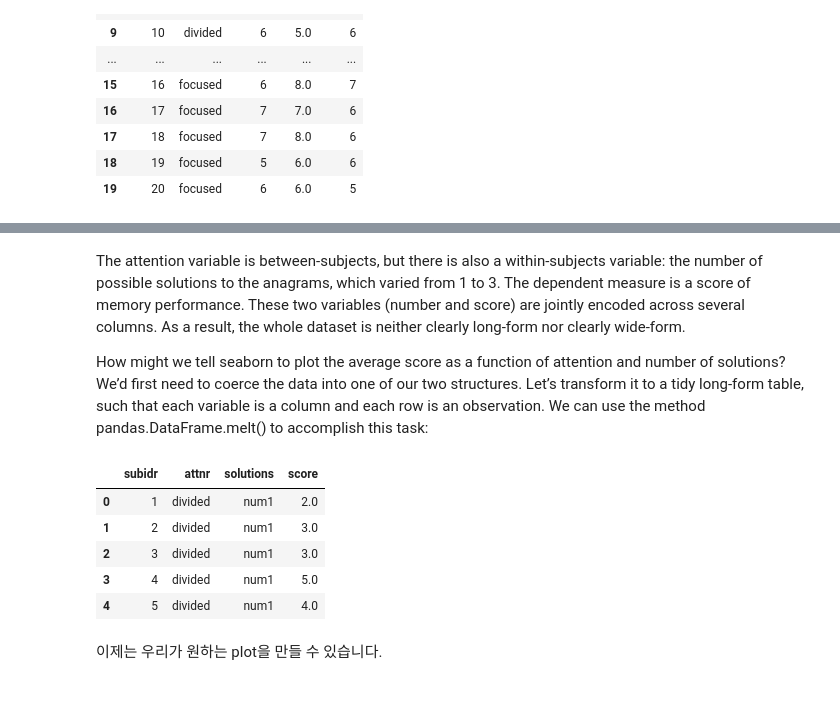
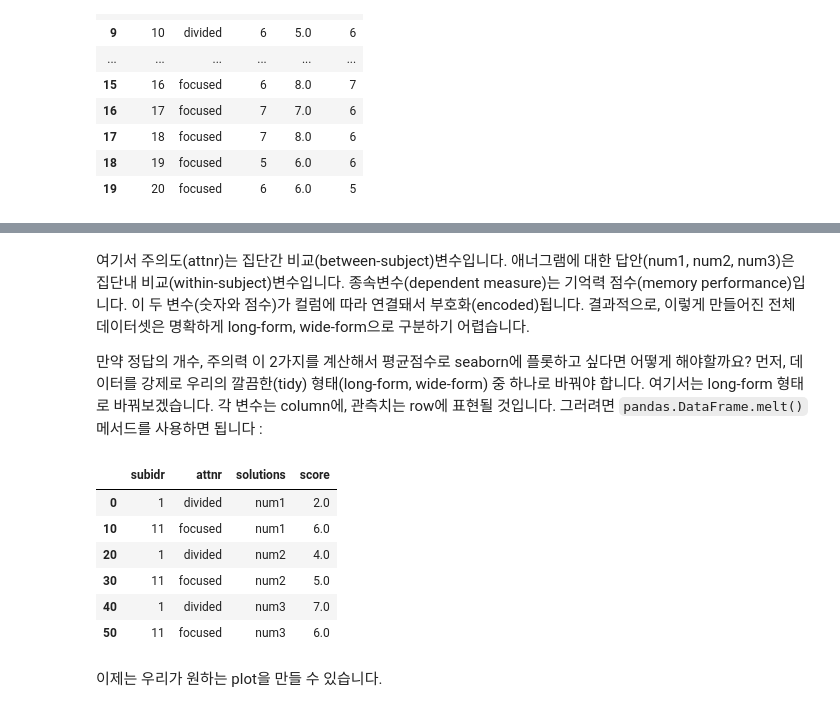
Before and after one commit to kjmn1105/Seaborn-Tuorial, a Jupyter notebook: 3_API Overwiew (2).ipynb, the cells around one changed output, grey strips where cells are left out. Drawn from its saved outputs; the diff is of its cells as text; code cells hidden in the pictures.

```diff
--- a/3_API Overwiew (2).ipynb
+++ b/3_API Overwiew (2).ipynb
@@ -151,19 +153,20 @@ anagrams
 # %% [markdown]
-The attention variable is between-subjects, but there is also a within-subjects variable: the number of possible solutions to the anagrams, which varied from 1 to 3. The dependent measure is a score of memory performance. These two variables (number and score) are jointly encoded across several columns. As a result, the whole dataset is neither clearly long-form nor clearly wide-form.
+여기서 주의도(attnr)는 집단간 비교(between-subject)변수입니다. 애너그램에 대한 답안(num1, num2, num3)은 집단내 비교(within-subject)변수입니다. 종속변수(dependent measure)는 기억력 점수(memory performance)입니다. 이 두 변수(숫자와 점수)가 컬럼에 따라 연결돼서 부호화(encoded)됩니다. 결과적으로, 이렇게 만들어진 전체 데이터셋은  명확하게 long-form, wide-form으로 구분하기 어렵습니다.
 
-How might we tell seaborn to plot the average score as a function of attention and number of solutions? We’d first need to coerce the data into one of our two structures. Let’s transform it to a tidy long-form table, such that each variable is a column and each row is an observation. We can use the method pandas.DataFrame.melt() to accomplish this task:
+만약 정답의 개수, 주의력 이 2가지를 계산해서 평균점수로 seaborn에 플롯하고 싶다면 어떻게 해야할까요? 먼저, 데이터를 강제로 우리의 깔끔한(tidy) 형태(long-form, wide-form) 중 하나로 바꿔야 합니다. 여기서는 long-form 형태로 바꿔보겠습니다. 각 변수는 column에, 관측치는 row에 표현될 것입니다. 그러려면 `pandas.DataFrame.melt()` 메서드를 사용하면 됩니다 :
 # %%
 anagrams_long = anagrams.melt(id_vars=['subidr', 'attnr'],
                               var_name="solutions",
                               value_name = "score")
-anagrams_long.head()
+anagrams_long[::10]
 # %% [output]
 |  | subidr | attnr | solutions | score |
 | 0 | 1 | divided | num1 | 2.0 |
-| 1 | 2 | divided | num1 | 3.0 |
-| 2 | 3 | divided | num1 | 3.0 |
-| 3 | 4 | divided | num1 | 5.0 |
-| 4 | 5 | divided | num1 | 4.0 |
+| 10 | 11 | focused | num1 | 6.0 |
+| 20 | 1 | divided | num2 | 4.0 |
+| 30 | 11 | focused | num2 | 5.0 |
+| 40 | 1 | divided | num3 | 7.0 |
+| 50 | 11 | focused | num3 | 6.0 |
 # %% [markdown]
 이제는 우리가 원하는 plot을 만들 수 있습니다.
 # %%
```
Also changed, not shown: parts of 8 cells of this notebook.
